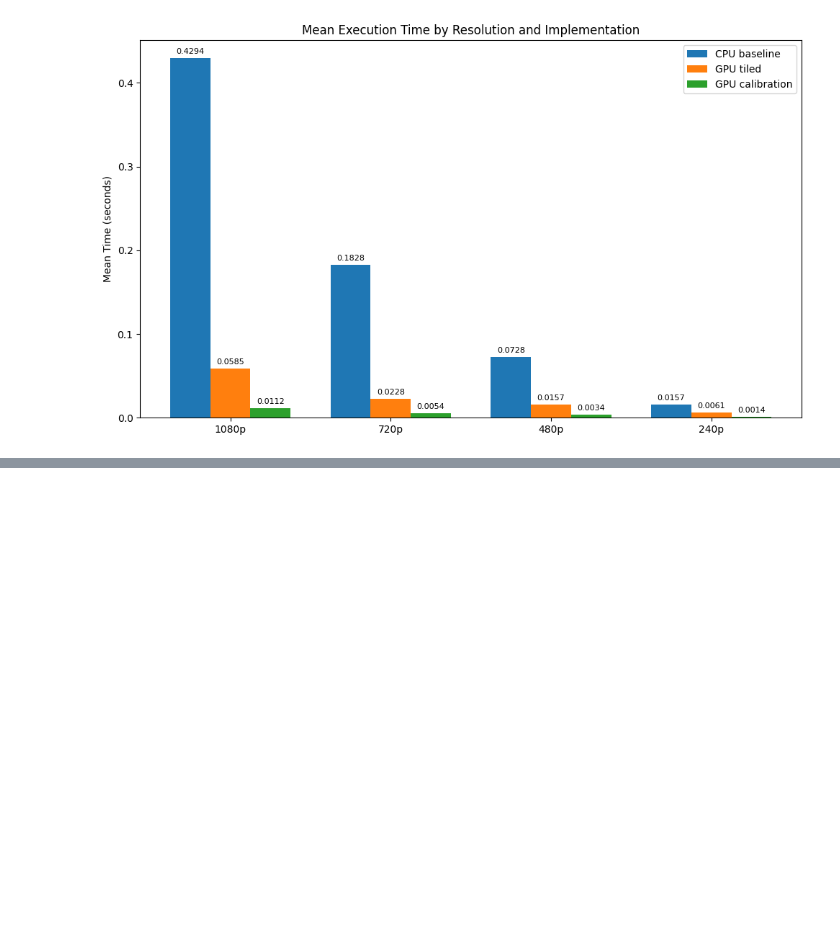
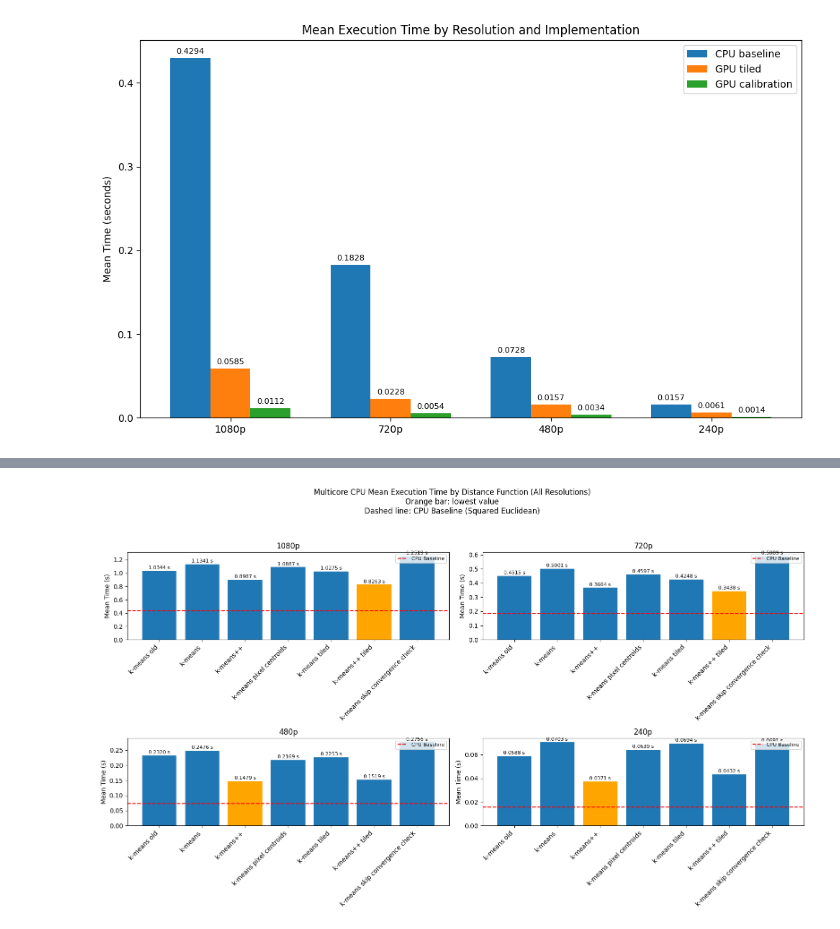
Before and after one commit to Nathanoj02/GPU-Computing-2025-256178, a Jupyter notebook: plots/plot_src.ipynb, the cells around one changed output, grey strips where cells are left out. Saved outputs shown, nothing was run; the diff lists cells and outputs as text; code cells hidden in the pictures; blank space fills up the shorter version.

Commit message:
Add multicore docs

```diff
--- a/plots/plot_src.ipynb
+++ b/plots/plot_src.ipynb
@@ -202,0 +210,60 @@ plt.show()
+# %%
+import os
+
+multicore = []
+resolutions_mc = ['1080', '720', '480', '240']
+available_resolutions = []
+
+for res in resolutions_mc:
+    path = f'../results/multicore_{res}.csv'
+    if os.path.exists(path):
+        multicore.append(pd.read_csv(path))
+        available_resolutions.append(res)
+    else:
+        print(f"Warning: {path} not found, skipping")
+
+for i in range(len(multicore)):
+    multicore[i].columns = multicore[i].columns.str.strip()
+
+# --- Show all Multicore plots in a single subplot figure with CPU baseline line ---
+fig, axes = plt.subplots(2, 2, figsize=(16, 10))
+axes = axes.flatten()
+
+# Hide all subplots initially
+for ax in axes:
+    ax.set_visible(False)
+
+# Create a mapping of resolutions to subplot positions
+resolution_positions = {
+    '1080': 0,  # Top-left
+    '720': 1,   # Top-right
+    '480': 2,   # Bottom-left
+    '240': 3    # Bottom-right
+}
+
+for i, res in enumerate(available_resolutions):
+    pos = resolution_positions[res]
+    axes[pos].set_visible(True)
+
+    means = multicore[i].mean()
+    cpu_baseline = baseline[i].mean().iloc[0]
+    min_idx = np.argmin(means.values)
+    colors = ['C0'] * len(means)
+    colors[min_idx] = 'orange'  # Highlight the minimum bar
+
+    bars = axes[pos].bar(range(len(means)), means.values, color=colors)
+    axes[pos].set_title(f'{res}p')
+    axes[pos].set_ylabel('Mean Time (s)')
+    axes[pos].set_xticks(range(len(means)))
+    axes[pos].set_xticklabels([col.replace('_', '\n') for col in means.index], rotation=45, ha='right')
+    for j, value in enumerate(means.values):
+        axes[pos].text(j, value + max(means.values)*0.01, f'{value:.4f} s', ha='center', va='bottom', fontsize=8)
+    # Add dashed line for CPU baseline
+    axes[pos].axhline(cpu_baseline, color='red', linestyle='--', label='CPU Baseline')
+    axes[pos].legend(fontsize=8, loc='upper right')
+
+plt.suptitle('Multicore CPU Mean Execution Time by Distance Function (All Resolutions)\nOrange bar: lowest value\nDashed line: CPU Baseline (Squared Euclidean)')
+plt.tight_layout(rect=[0, 0.03, 1, 0.95])
+plt.show()
+# %% [output]
+[figure, added]
```
Also changed, not shown: parts of 2 cells of this notebook, 5 other files.
